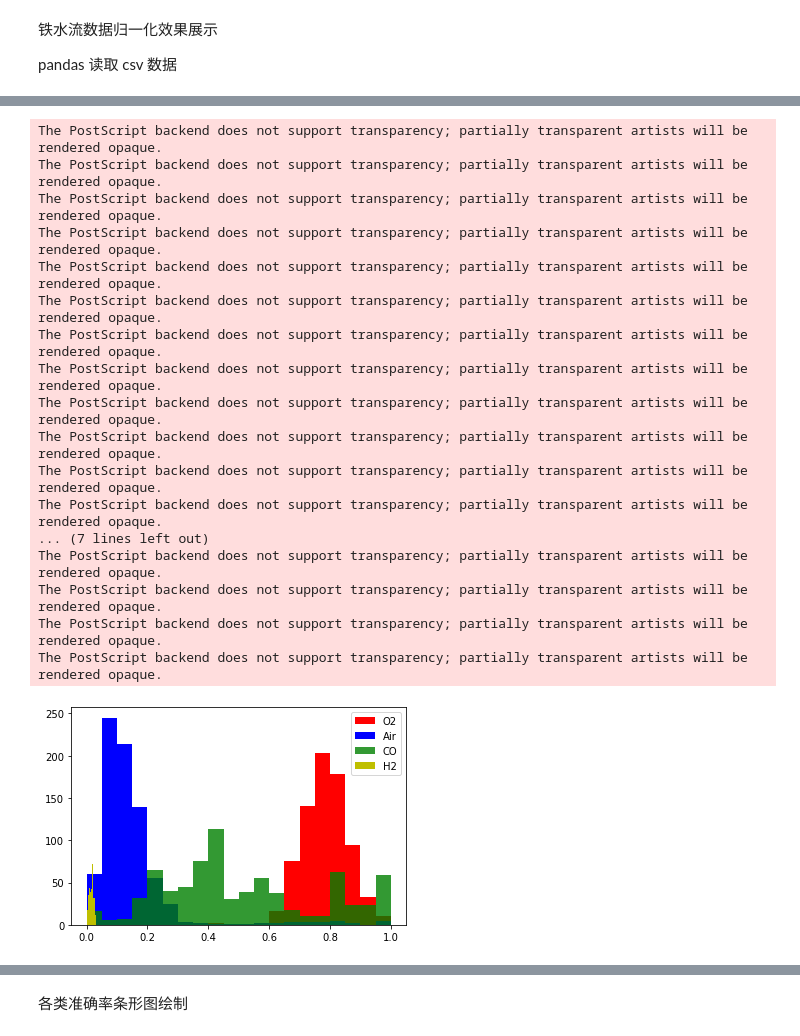
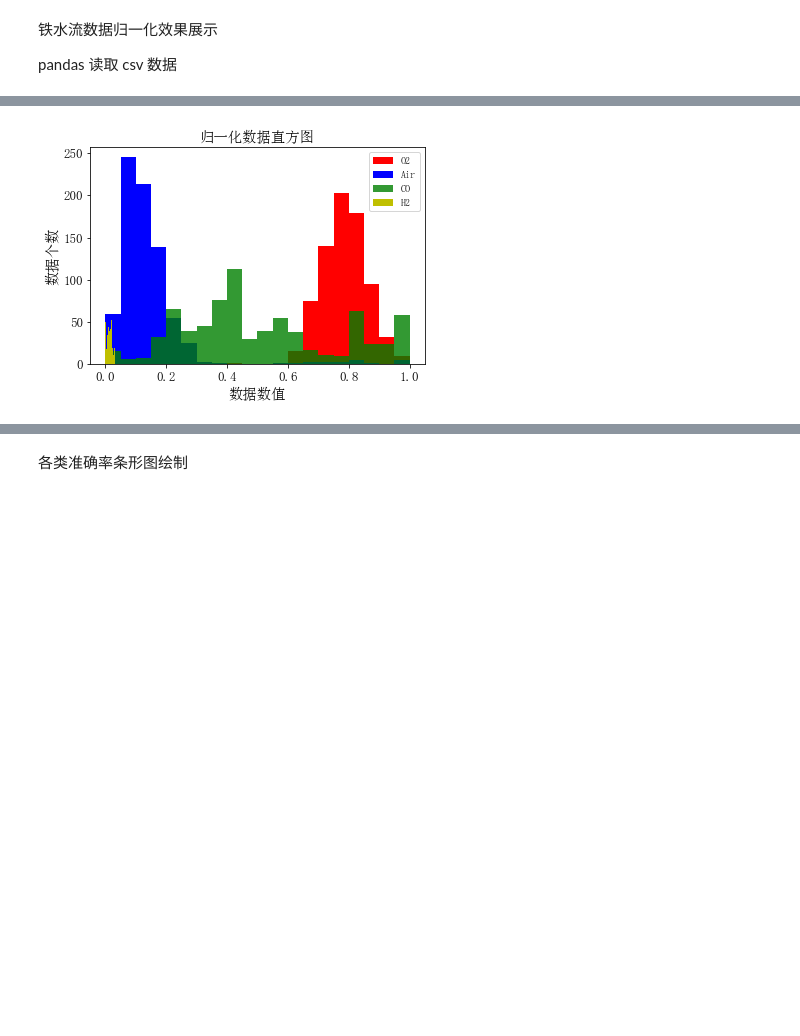
Before and after one commit to wtychn/DeepLearning, a Jupyter notebook: DBtest/draw.ipynb, the cells around one changed output, grey strips where cells are left out. Saved outputs shown, nothing was run; the diff lists cells and outputs as text; code cells hidden in the pictures; blank space fills up the shorter version.

```diff
--- a/DBtest/draw.ipynb
+++ b/DBtest/draw.ipynb
@@ -43,36 +36,23 @@ The PostScript backend does not support transparency; partially transparent arti
 # %%
 # 归一化之后的图
 o = table_data['富氧率b']
 air = table_data['透气性指数b']
 co = table_data['COb']
 h = table_data['H2b']
 plt.hist(o, bins=20, color='red', label='O2' , histtype='bar', alpha=1)
 plt.hist(air, bins=20, color='blue', label='Air' , histtype='bar', alpha=1)
 plt.hist(co, bins=20, color='g', label='CO' , histtype='bar', alpha=0.8)
 plt.hist(h, bins=20, color='y', label='H2' , histtype='bar', alpha=1)
+plt.title('归一化数据直方图', fontproperties=my_font)
+plt.xlabel('数据数值', fontproperties=my_font)
+plt.ylabel('数据个数', fontproperties=my_font)
+plt.tick_params(labelsize=13)
 plt.legend()
 save_path = os.path.join(save_dir, 'normalized.eps')
 plt.savefig(save_path)
 plt.show()
 # %% [output]
-The PostScript backend does not support transparency; partially transparent artists will be rendered opaque.
-The PostScript backend does not support transparency; partially transparent artists will be rendered opaque.
-The PostScript backend does not support transparency; partially transparent artists will be rendered opaque.
-The PostScript backend does not support transparency; partially transparent artists will be rendered opaque.
-The PostScript backend does not support transparency; partially transparent artists will be rendered opaque.
-The PostScript backend does not support transparency; partially transparent artists will be rendered opaque.
-The PostScript backend does not support transparency; partially transparent artists will be rendered opaque.
-The PostScript backend does not support transparency; partially transparent artists will be rendered opaque.
-The PostScript backend does not support transparency; partially transparent artists will be rendered opaque.
-The PostScript backend does not support transparency; partially transparent artists will be rendered opaque.
-The PostScript backend does not support transparency; partially transparent artists will be rendered opaque.
-The PostScript backend does not support transparency; partially transparent artists will be rendered opaque.
-... (7 lines left out)
-The PostScript backend does not support transparency; partially transparent artists will be rendered opaque.
-The PostScript backend does not support transparency; partially transparent artists will be rendered opaque.
-The PostScript backend does not support transparency; partially transparent artists will be rendered opaque.
-The PostScript backend does not support transparency; partially transparent artists will be rendered opaque.
-[figure, old version]
+[figure, new version]
 # %%
 # 离散化之后的图
 o = np.floor(table_data['富氧率b'] * 1000)
```
Also changed, not shown: parts of 8 cells of this notebook.
